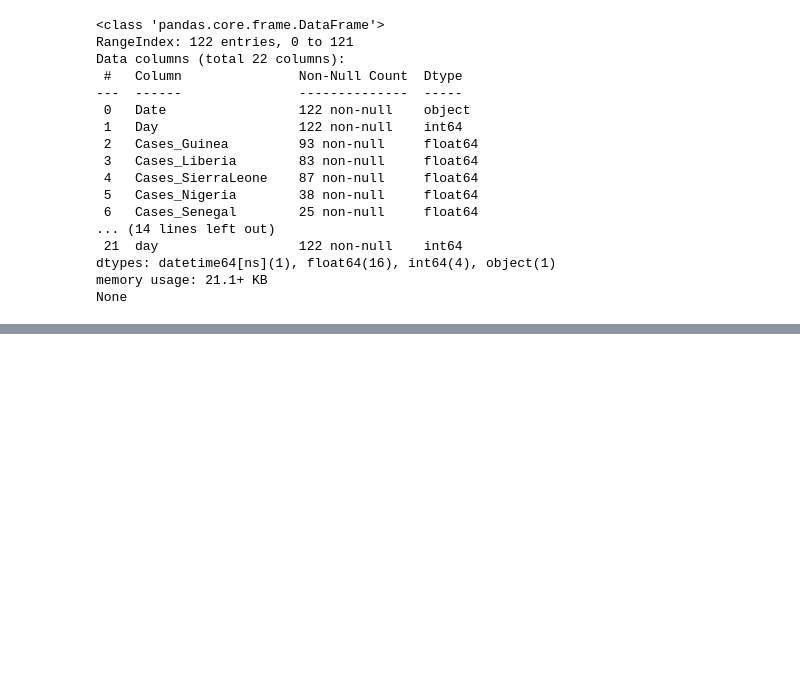
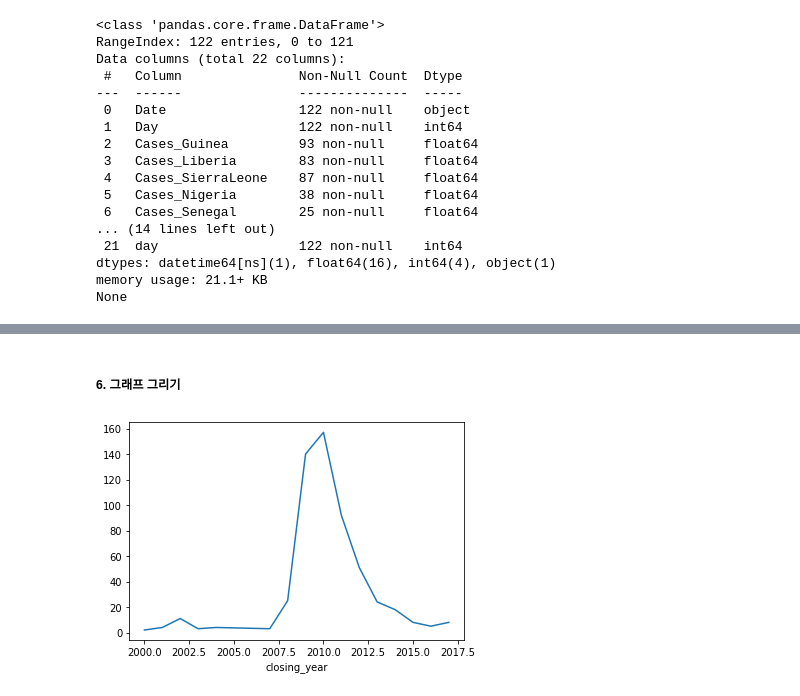
Before and after one commit to Dkepffl/2022-1-ESAA, a Jupyter notebook: Assignment/Assignment0411_datetime2.ipynb, the cells around one changed output, grey strips where cells are left out. Saved outputs shown, nothing was run; the diff lists cells and outputs as text; code cells hidden in the pictures; blank space fills up the shorter version.

```diff
--- a/Assignment/Assignment0411_datetime2.ipynb
+++ b/Assignment/Assignment0411_datetime2.ipynb
@@ -283,0 +381,4 @@ None
+# %%
+# datetime 오브젝트로 변환
+banks= pd.read_csv('/content/drive/MyDrive/2022-1 ESAA/DataSet/banklist.csv', parse_dates = [5, 6]) # 5, 6번째 Column을 Datetime으로
+print(banks.info())
@@ -283,0 +432,3 @@ None
+# %%
+closing_year = banks.groupby(['closing_year']).size()
+print(closing_year)
@@ -283,0 +478,8 @@ None
+# %% [markdown]
+##### 6. 그래프 그리기
+# %%
+fig, ax = plt.subplots()
+ax = closing_year.plot()
+plt.show()
+# %% [output]
+[figure, added]
```
Also changed, not shown: parts of 58 cells of this notebook.
